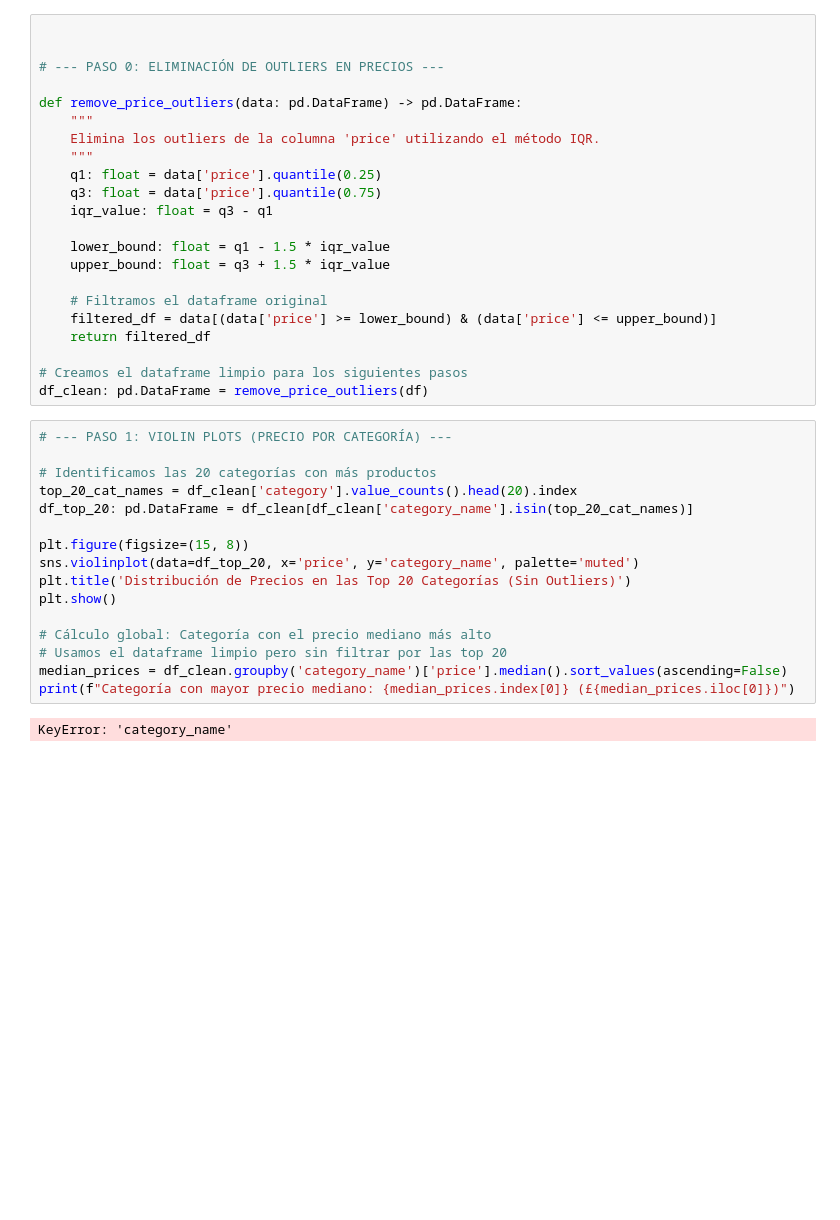
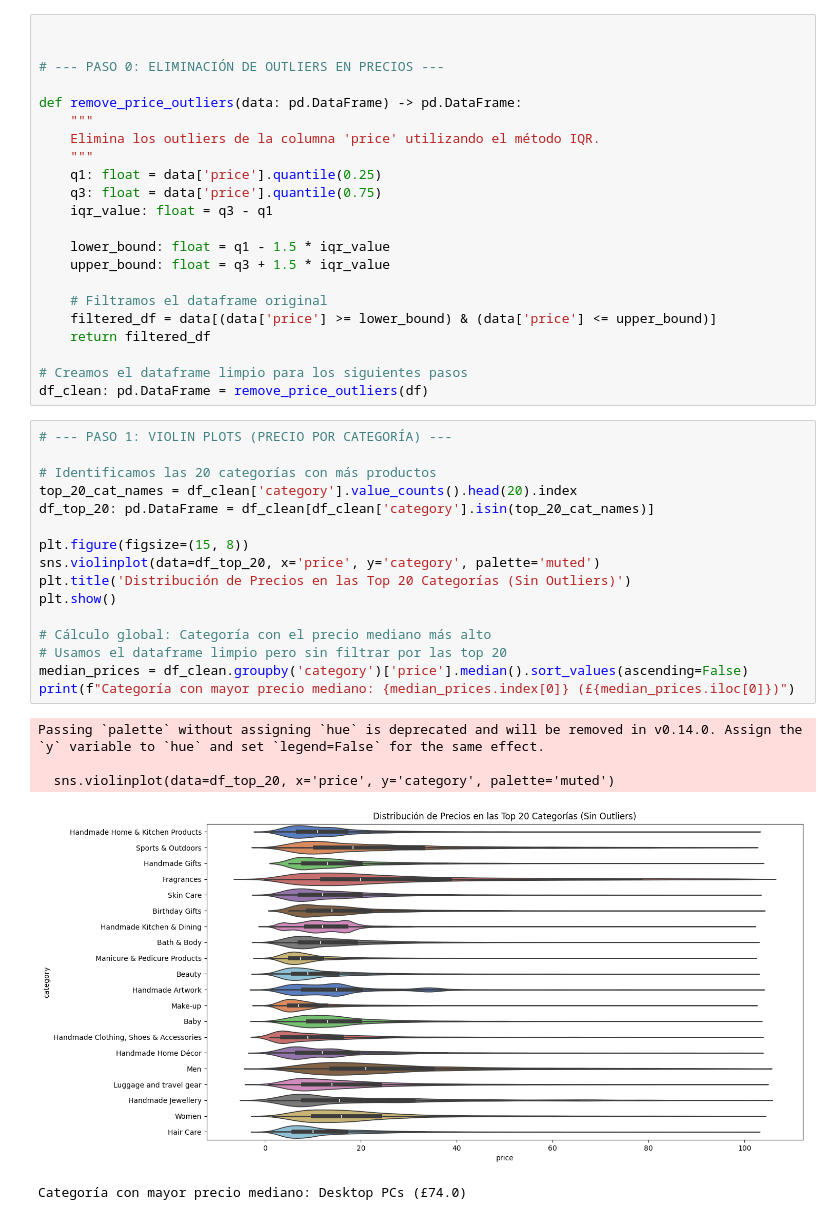
Before and after one commit to data-bootcamp-v4/lab-eda-bivariate, a Jupyter notebook: lab_eda_breviata.ipynb, the cells around one changed output. Cells and saved outputs as stored; diff of their text form; blank space fills up the shorter version.

```diff
--- a/lab_eda_breviata.ipynb
+++ b/lab_eda_breviata.ipynb
@@ -77,21 +58,25 @@ df_clean: pd.DataFrame = remove_price_outliers(df)
 # %%
 # --- PASO 1: VIOLIN PLOTS (PRECIO POR CATEGORÍA) ---
 
 # Identificamos las 20 categorías con más productos
 top_20_cat_names = df_clean['category'].value_counts().head(20).index
-df_top_20: pd.DataFrame = df_clean[df_clean['category_name'].isin(top_20_cat_names)]
+df_top_20: pd.DataFrame = df_clean[df_clean['category'].isin(top_20_cat_names)]
 
 plt.figure(figsize=(15, 8))
-sns.violinplot(data=df_top_20, x='price', y='category_name', palette='muted')
+sns.violinplot(data=df_top_20, x='price', y='category', palette='muted')
 plt.title('Distribución de Precios en las Top 20 Categorías (Sin Outliers)')
 plt.show()
 
 # Cálculo global: Categoría con el precio mediano más alto
 # Usamos el dataframe limpio pero sin filtrar por las top 20
-median_prices = df_clean.groupby('category_name')['price'].median().sort_values(ascending=False)
+median_prices = df_clean.groupby('category')['price'].median().sort_values(ascending=False)
 print(f"Categoría con mayor precio mediano: {median_prices.index[0]} (£{median_prices.iloc[0]})")
 # %% [output]
-KeyError: 'category_name'
+Passing `palette` without assigning `hue` is deprecated and will be removed in v0.14.0. Assign the `y` variable to `hue` and set `legend=False` for the same effect.
+
+  sns.violinplot(data=df_top_20, x='price', y='category', palette='muted')
+[figure, added]
+Categoría con mayor precio mediano: Desktop PCs (£74.0)
 # %%
 # --- PASO 2: BAR CHARTS (PRECIO PROMEDIO) ---
 
```
Also changed, not shown: parts of 8 cells of this notebook.
